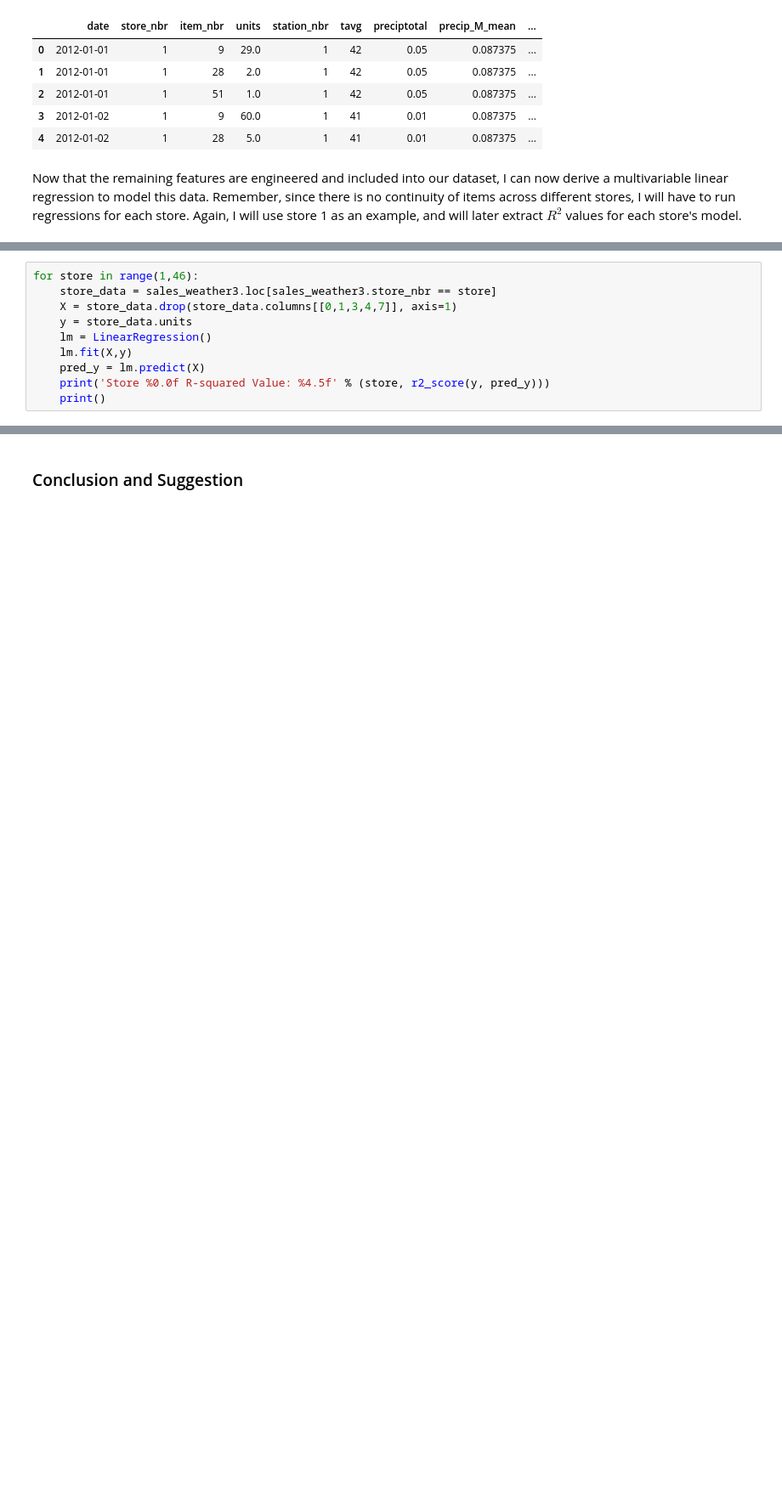
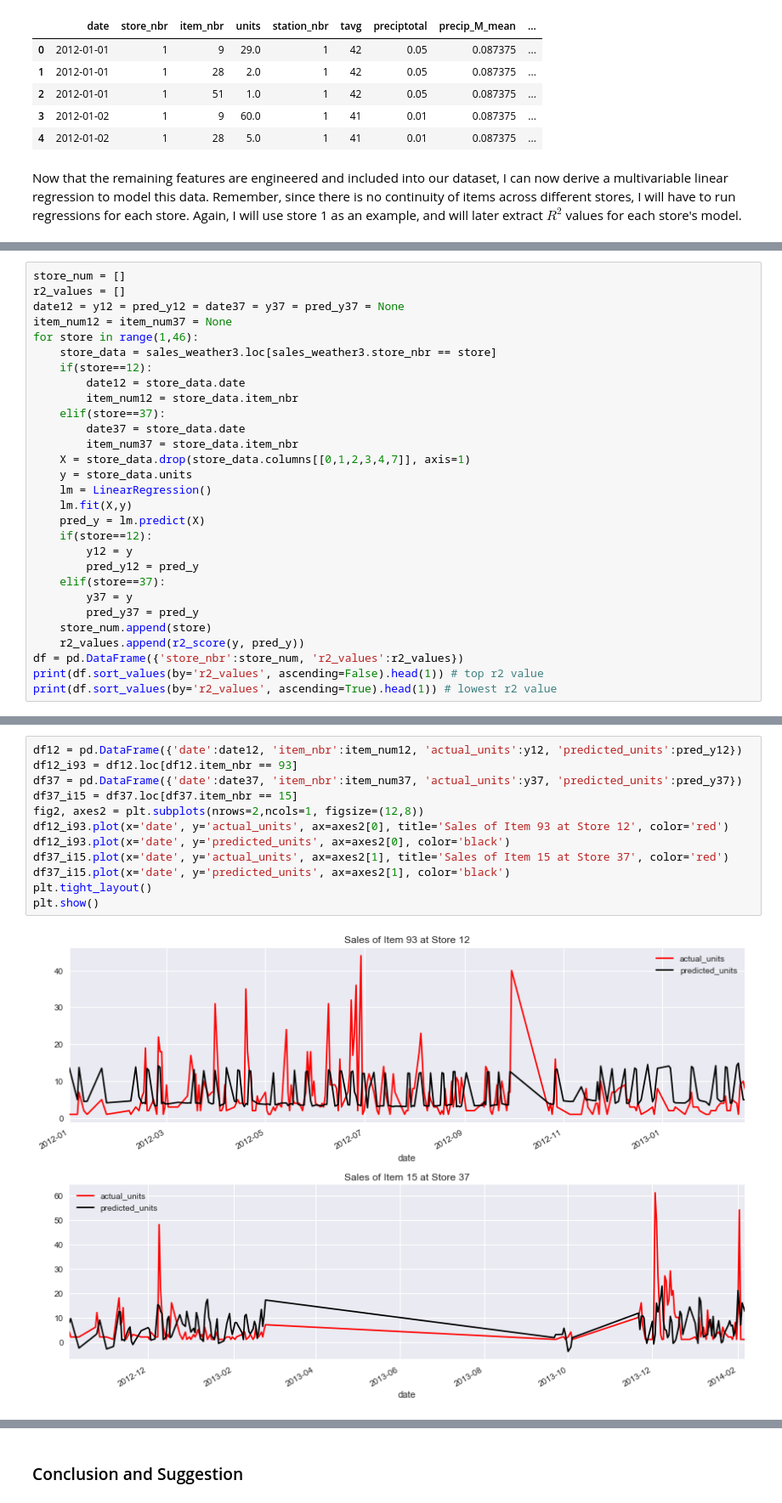
Before and after one commit to vpatel94/springboard, a Jupyter notebook: capstone project/final/Capstone Project Final Deliverable.ipynb, the cells around one changed output, grey strips where cells are left out. Shown at 85% size. Saved outputs shown, nothing was run; the diff lists cells and outputs as text; blank space fills up the shorter version.

```diff
--- a/capstone project/final/Capstone Project Final Deliverable.ipynb
+++ b/capstone project/final/Capstone Project Final Deliverable.ipynb
@@ -408,11 +409,30 @@ Each model consists of 10 different coefficients, with calculated intercepts. No
 # %%
+store_num = []
+r2_values = []
+date12 = y12 = pred_y12 = date37 = y37 = pred_y37 = None
+item_num12 = item_num37 = None
 for store in range(1,46):
     store_data = sales_weather3.loc[sales_weather3.store_nbr == store]
-    X = store_data.drop(store_data.columns[[0,1,3,4,7]], axis=1)
+    if(store==12):
+        date12 = store_data.date
+        item_num12 = store_data.item_nbr
+    elif(store==37):
+        date37 = store_data.date
+        item_num37 = store_data.item_nbr
+    X = store_data.drop(store_data.columns[[0,1,2,3,4,7]], axis=1)
     y = store_data.units
     lm = LinearRegression()
     lm.fit(X,y)
     pred_y = lm.predict(X)
-    print('Store %0.0f R-squared Value: %4.5f' % (store, r2_score(y, pred_y)))
-    print()
+    if(store==12):
+        y12 = y
+        pred_y12 = pred_y
+    elif(store==37):
+        y37 = y
+        pred_y37 = pred_y
+    store_num.append(store)
+    r2_values.append(r2_score(y, pred_y))
+df = pd.DataFrame({'store_nbr':store_num, 'r2_values':r2_values})
+print(df.sort_values(by='r2_values', ascending=False).head(1)) # top r2 value
+print(df.sort_values(by='r2_values', ascending=True).head(1)) # lowest r2 value
 # %% [output]
@@ -435,0 +445,14 @@ Store 45 R-squared Value: 0.15460
+# %%
+df12 = pd.DataFrame({'date':date12, 'item_nbr':item_num12, 'actual_units':y12, 'predicted_units':pred_y12})
+df12_i93 = df12.loc[df12.item_nbr == 93]
+df37 = pd.DataFrame({'date':date37, 'item_nbr':item_num37, 'actual_units':y37, 'predicted_units':pred_y37})
+df37_i15 = df37.loc[df37.item_nbr == 15]
+fig2, axes2 = plt.subplots(nrows=2,ncols=1, figsize=(12,8))
+df12_i93.plot(x='date', y='actual_units', ax=axes2[0], title='Sales of Item 93 at Store 12', color='red')
+df12_i93.plot(x='date', y='predicted_units', ax=axes2[0], color='black')
+df37_i15.plot(x='date', y='actual_units', ax=axes2[1], title='Sales of Item 15 at Store 37', color='red')
+df37_i15.plot(x='date', y='predicted_units', ax=axes2[1], color='black')
+plt.tight_layout()
+plt.show()
+# %% [output]
+[figure, added]
```
Also changed, not shown: parts of 7 cells of this notebook, 1 other file.
